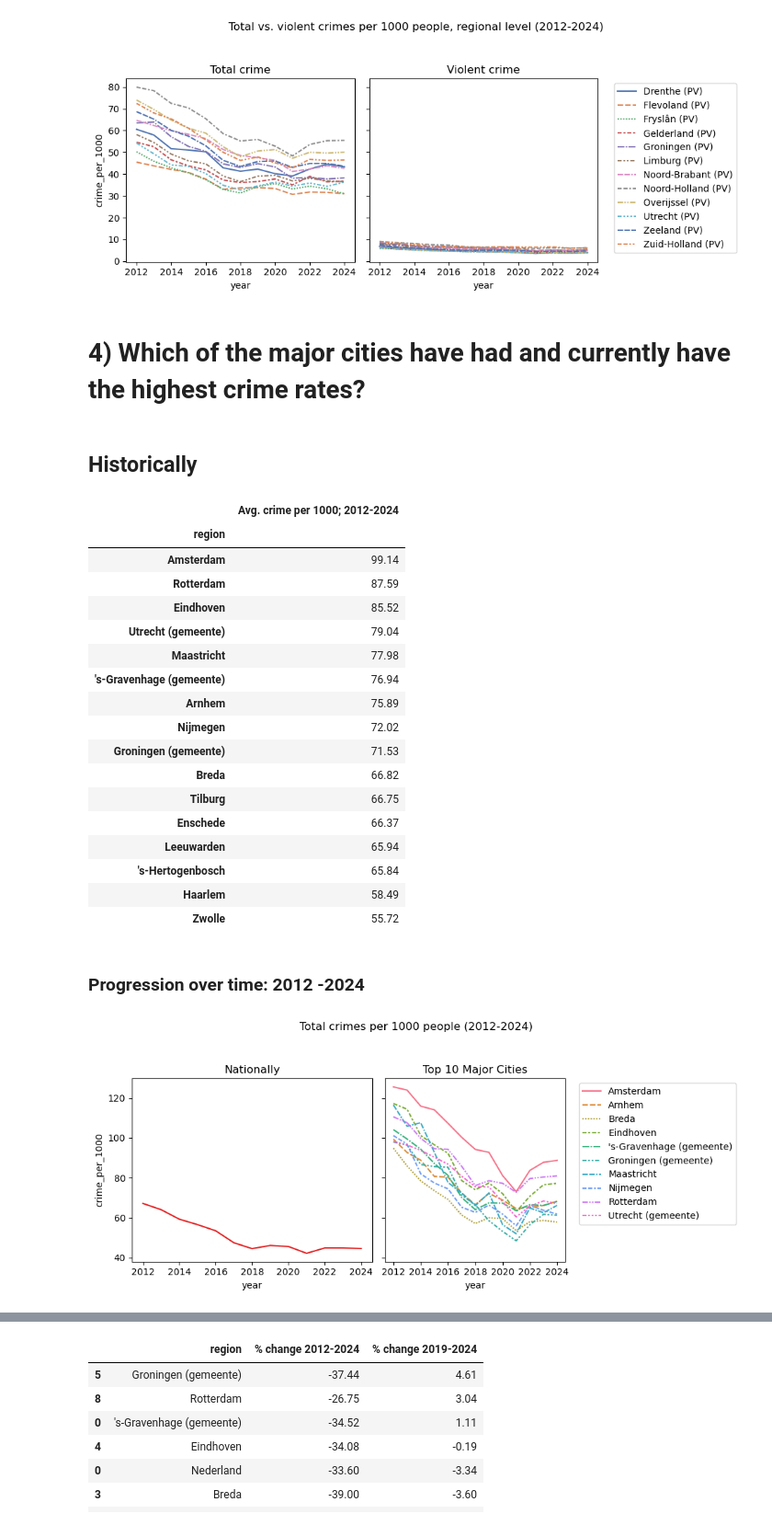
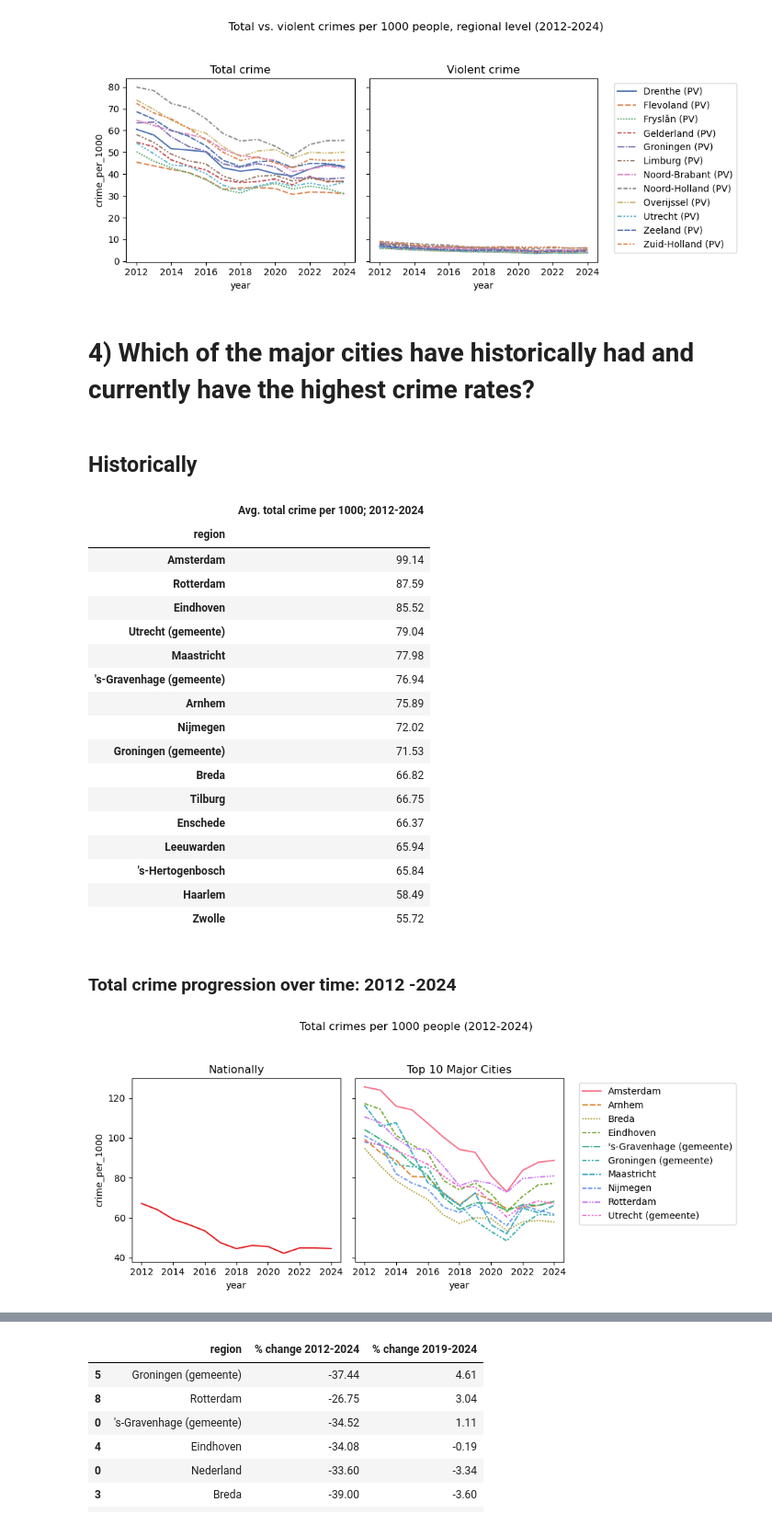
Before and after one commit to chels-j/NLViolentCrime, a Jupyter notebook: NLCrimeAnalysis.ipynb, the cells around one changed output, grey strips where cells are left out. Shown at 92% size. Cells and saved outputs as stored; diff of their text form; code cells hidden in the pictures.

```diff
--- a/NLCrimeAnalysis.ipynb
+++ b/NLCrimeAnalysis.ipynb
@@ -931,7 +896,7 @@ f.tight_layout()
 # %% [output]
 [figure]
 # %% [markdown]
-# 4) Which of the major cities have had and currently have the highest crime rates?
+# 4) Which of the major cities have historically had and currently have the highest crime rates?
 # %% [markdown]
 ## Historically
 # %%
@@ -940,12 +905,12 @@ mjcities_total = cities_df[(cities_df['crime_type'] == 'Totaal misdrijven') & (c
 
 mjcities_grouped = mjcities_total[['region','crime_per_1000']].groupby(by=['region']).mean().sort_values(
     by=['crime_per_1000'], axis=0, ascending=False).round(2)
-mjcities_grouped.rename(columns={'crime_per_1000':'Avg. crime per 1000; 2012-2024'}, inplace=True)
+mjcities_grouped.rename(columns={'crime_per_1000':'Avg. total crime per 1000; 2012-2024'}, inplace=True)
 ## How can I rename the column to make clear they are averaged values??
 
 mjcities_grouped
 # %% [output]
-|  | Avg. crime per 1000; 2012-2024 |
+|  | Avg. total crime per 1000; 2012-2024 |
 | region |  |
 | Amsterdam | 99.14 |
 | Rotterdam | 87.59 |
@@ -964,39 +929,39 @@ mjcities_grouped
 | Haarlem | 58.49 |
 | Zwolle | 55.72 |
 # %% [markdown]
-### Progression over time: 2012 -2024
+### Total crime progression over time: 2012 -2024
 # %%
 ##Plot national & city trends from 2012 - 2024
 
 ## Subset top 10 cities in terms of historic average total crime rates per 1000 people
 top10_gemeenten = cities_df[(cities_df['region'].isin(mjcities_grouped.index[:10])) & (cities_df['crime_type']=='Totaal misdrijven')]
 
 ## Set figure properties
-f, axs = plt.subplots(1, 2, figsize=(10, 4), gridspec_kw=dict(width_ratios=[4, 3]), sharey=True, sharex=True)
+f, axs = plt.subplots(1, 2, figsize=(10, 4), gridspec_kw=dict(width_ratios=[4, 4]), sharey=True, sharex=True)
 
 
 ## Plot full timeline country level
 sns.lineplot(data=national_df,
              x='year', y='crime_per_1000',
              # hue='region', style='region',
              ax=axs[0],
             legend=False)
 
 ## Plot full timeline top 100 gemeenten
 sns.lineplot(data=top10_gemeenten,
              x='year', y='crime_per_1000',
              hue='region', style='region',
              ax=axs[1])
 
 # Set titles
 f.suptitle('Total crimes per 1000 people (2012-2024)', y=1.05)
 axs[0].set_title('Nationally')
 axs[1].set_title('Top 10 Major Cities')
 
 # Move legend outside plots
 axs[1].legend(bbox_to_anchor=(1.05, 1), loc='upper left')
 
 f.tight_layout()
 # %% [output]
-[figure, old version]
+[figure, new version]
 # %% [markdown]
```
Also changed, not shown: parts of 41 cells of this notebook.
